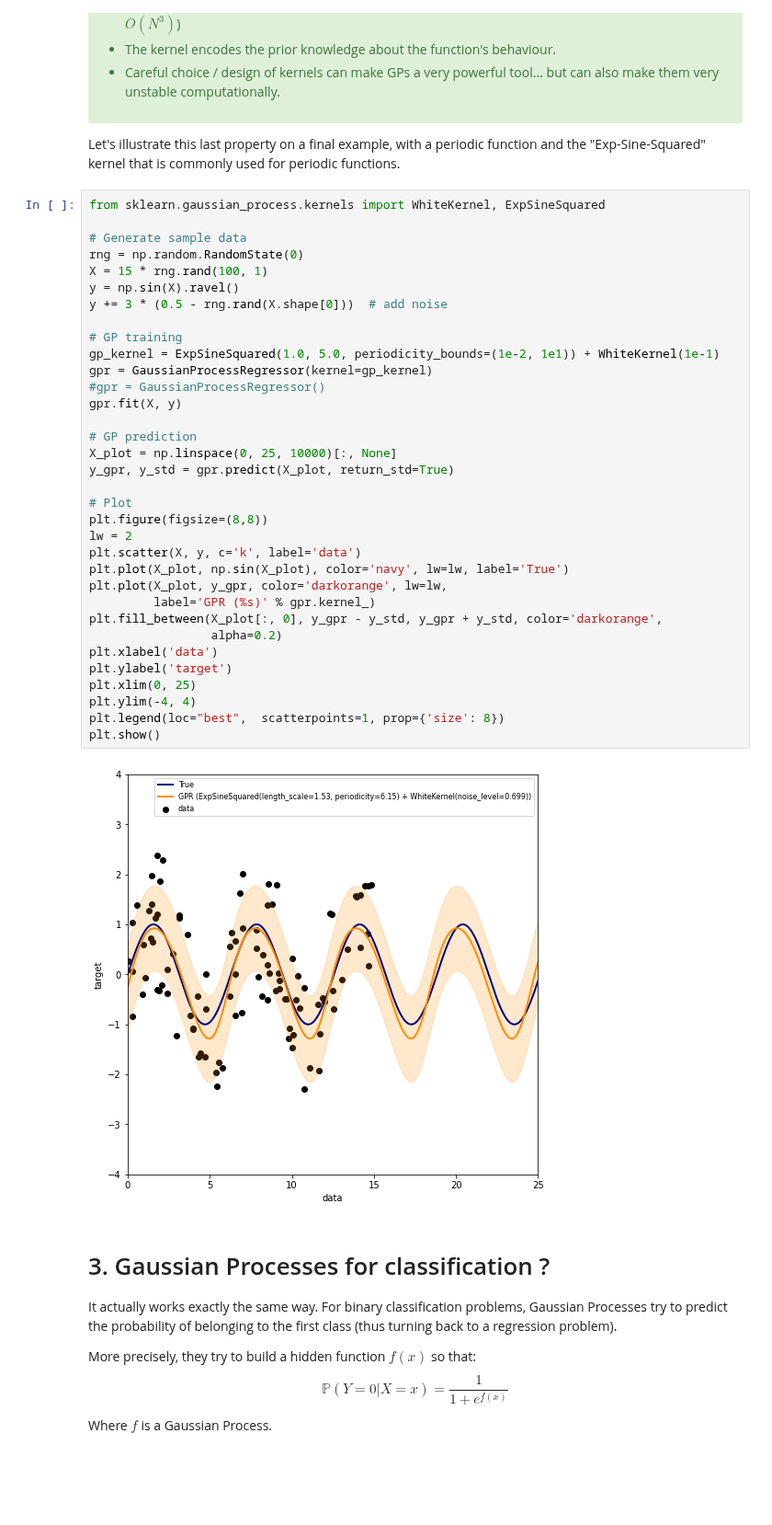
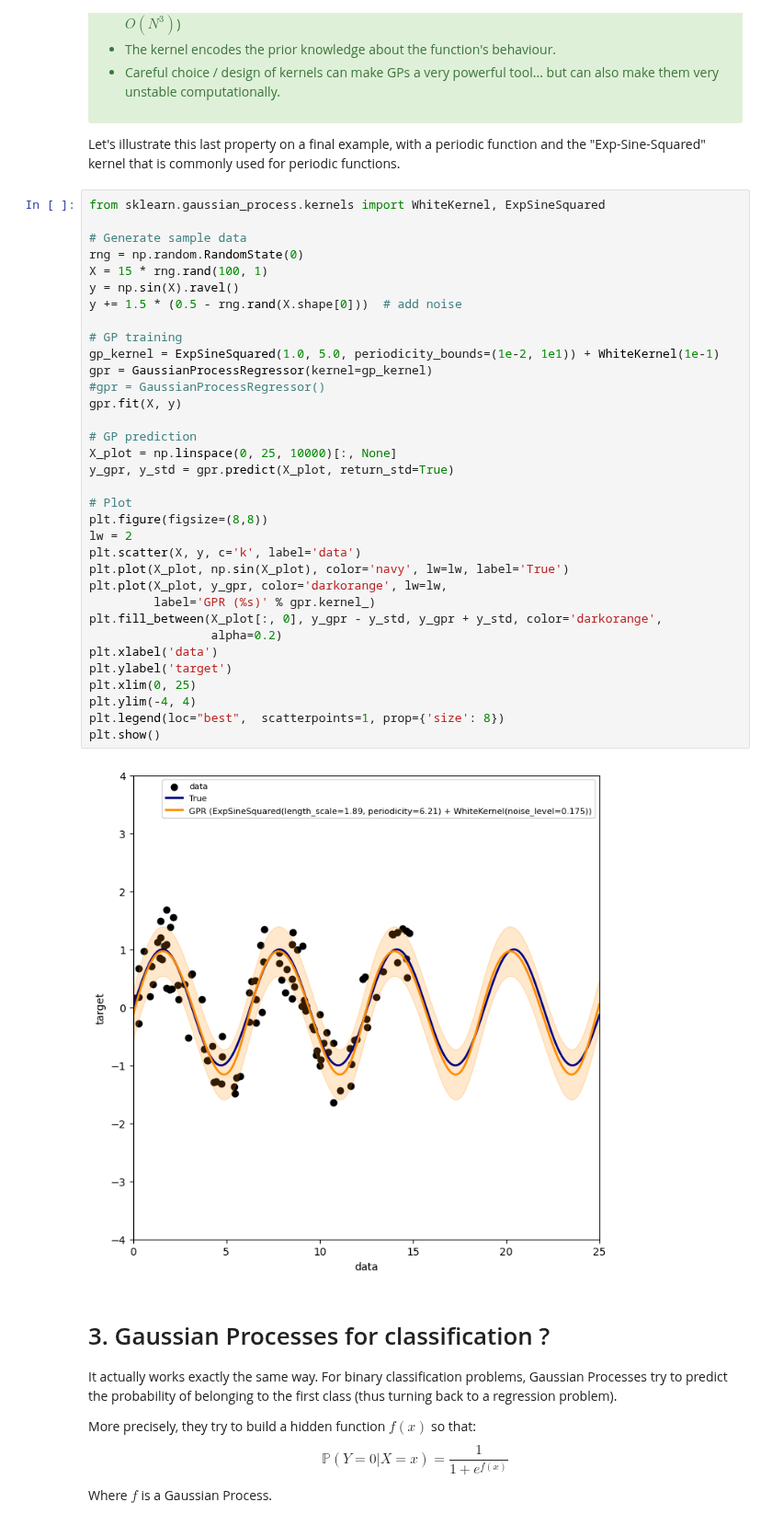
Before and after one commit to SupaeroDataScience/machine-learning, a Jupyter notebook: 6 - Gaussian Processes/Gaussian Processes.ipynb, the cells around one changed output. Shown at 92% size. Saved outputs shown, nothing was run; the diff lists cells and outputs as text; blank space fills up the shorter version.

```diff
--- a/6 - Gaussian Processes/Gaussian Processes.ipynb
+++ b/6 - Gaussian Processes/Gaussian Processes.ipynb
@@ -408,35 +438,35 @@ from sklearn.gaussian_process.kernels import WhiteKernel, ExpSineSquared
 rng = np.random.RandomState(0)
 X = 15 * rng.rand(100, 1)
 y = np.sin(X).ravel()
-y += 3 * (0.5 - rng.rand(X.shape[0]))  # add noise
+y += 1.5 * (0.5 - rng.rand(X.shape[0]))  # add noise
 
 # GP training
 gp_kernel = ExpSineSquared(1.0, 5.0, periodicity_bounds=(1e-2, 1e1)) + WhiteKernel(1e-1)
 gpr = GaussianProcessRegressor(kernel=gp_kernel)
 #gpr = GaussianProcessRegressor()
 gpr.fit(X, y)
 
 # GP prediction
 X_plot = np.linspace(0, 25, 10000)[:, None]
 y_gpr, y_std = gpr.predict(X_plot, return_std=True)
 
 # Plot
 plt.figure(figsize=(8,8))
 lw = 2
 plt.scatter(X, y, c='k', label='data')
 plt.plot(X_plot, np.sin(X_plot), color='navy', lw=lw, label='True')
 plt.plot(X_plot, y_gpr, color='darkorange', lw=lw,
          label='GPR (%s)' % gpr.kernel_)
 plt.fill_between(X_plot[:, 0], y_gpr - y_std, y_gpr + y_std, color='darkorange',
                  alpha=0.2)
 plt.xlabel('data')
 plt.ylabel('target')
 plt.xlim(0, 25)
 plt.ylim(-4, 4)
 plt.legend(loc="best",  scatterpoints=1, prop={'size': 8})
 plt.show()
 # %% [output]
-[figure, old version]
+[figure, new version]
 # %% [markdown]
 # <a id="sec3"></a>3. Gaussian Processes for classification ?
 
```
Also changed, not shown: parts of 22 cells of this notebook, 1 other file.
